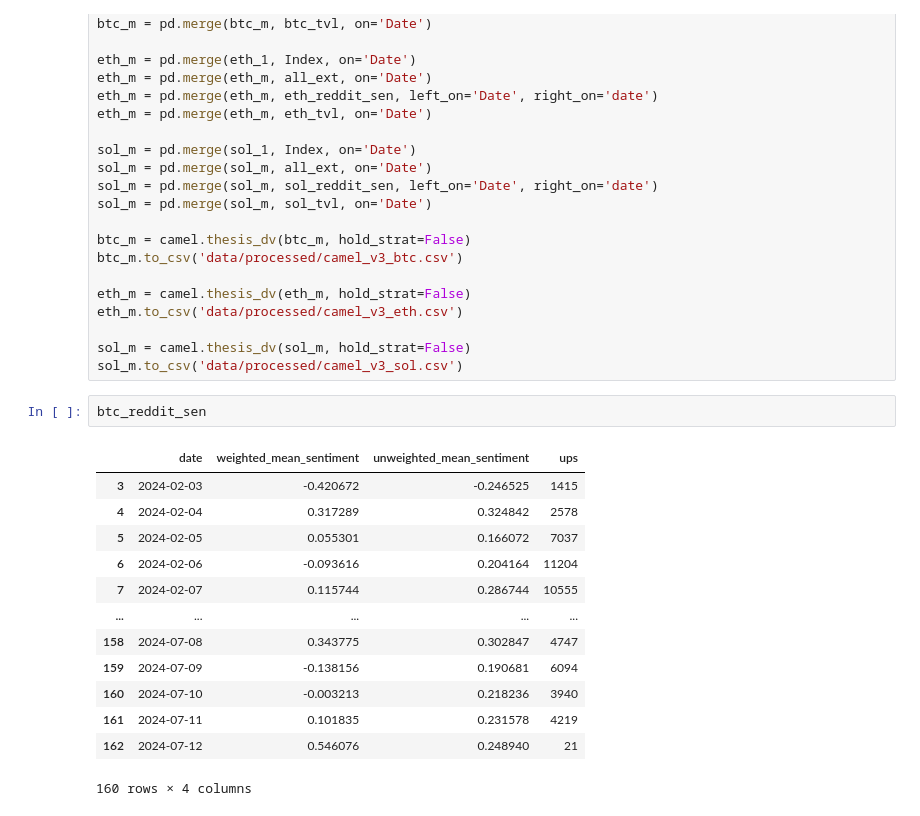
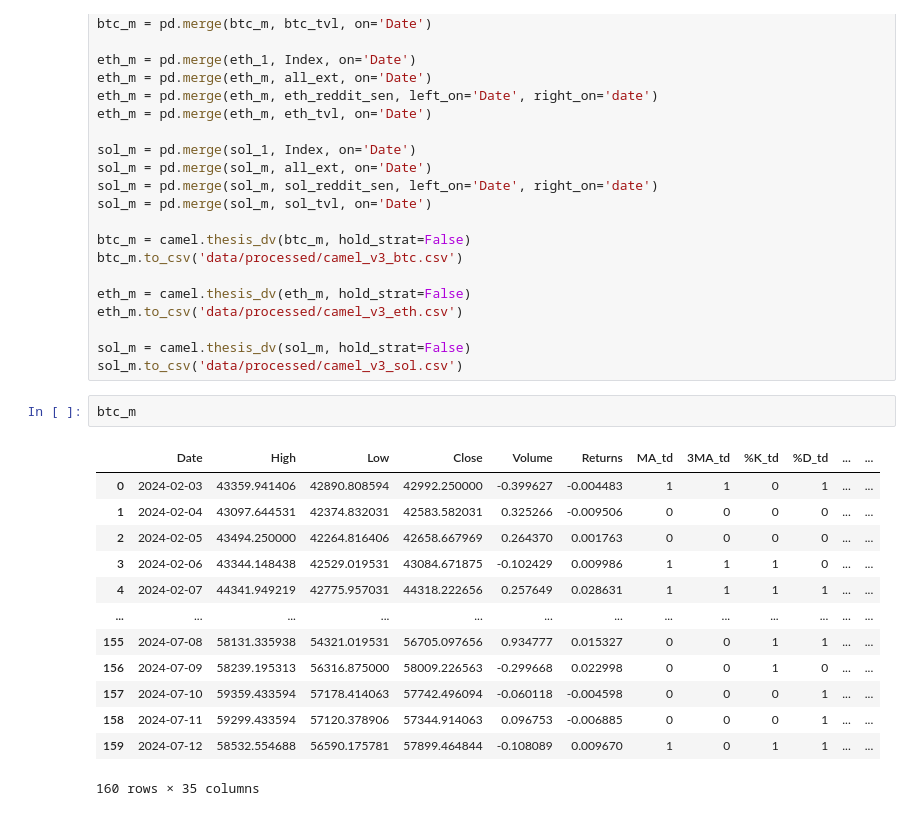
Before and after one commit to NumericCamel/Master-Thesis, a Jupyter notebook: notebook/dataset_creation.ipynb, the cells around one changed output. Saved outputs shown, nothing was run; the diff lists cells and outputs as text.

```diff
--- a/notebook/dataset_creation.ipynb
+++ b/notebook/dataset_creation.ipynb
@@ -304,19 +294,19 @@ eth_m.to_csv('data/processed/camel_v3_eth.csv')
 
 sol_m = camel.thesis_dv(sol_m, hold_strat=False)
 sol_m.to_csv('data/processed/camel_v3_sol.csv')
-# %%
-btc_reddit_sen
-# %% [output]
-|  | date | weighted_mean_sentiment | unweighted_mean_sentiment | ups |
-| 3 | 2024-02-03 | -0.420672 | -0.246525 | 1415 |
-| 4 | 2024-02-04 | 0.317289 | 0.324842 | 2578 |
-| 5 | 2024-02-05 | 0.055301 | 0.166072 | 7037 |
-| 6 | 2024-02-06 | -0.093616 | 0.204164 | 11204 |
-| 7 | 2024-02-07 | 0.115744 | 0.286744 | 10555 |
-| ... | ... | ... | ... | ... |
-| 158 | 2024-07-08 | 0.343775 | 0.302847 | 4747 |
-| 159 | 2024-07-09 | -0.138156 | 0.190681 | 6094 |
-| 160 | 2024-07-10 | -0.003213 | 0.218236 | 3940 |
-| 161 | 2024-07-11 | 0.101835 | 0.231578 | 4219 |
-| 162 | 2024-07-12 | 0.546076 | 0.248940 | 21 |
-160 rows × 4 columns
+# %%
+btc_m
+# %% [output]
+|  | Date | High | Low | Close | Volume | Returns | MA_td | 3MA_td | %K_td | %D_td | ... | ... |
+| 0 | 2024-02-03 | 43359.941406 | 42890.808594 | 42992.250000 | -0.399627 | -0.004483 | 1 | 1 | 0 | 1 | ... | ... |
+| 1 | 2024-02-04 | 43097.644531 | 42374.832031 | 42583.582031 | 0.325266 | -0.009506 | 0 | 0 | 0 | 0 | ... | ... |
+| 2 | 2024-02-05 | 43494.250000 | 42264.816406 | 42658.667969 | 0.264370 | 0.001763 | 0 | 0 | 0 | 0 | ... | ... |
+| 3 | 2024-02-06 | 43344.148438 | 42529.019531 | 43084.671875 | -0.102429 | 0.009986 | 1 | 1 | 1 | 0 | ... | ... |
+| 4 | 2024-02-07 | 44341.949219 | 42775.957031 | 44318.222656 | 0.257649 | 0.028631 | 1 | 1 | 1 | 1 | ... | ... |
+| ... | ... | ... | ... | ... | ... | ... | ... | ... | ... | ... | ... | ... |
+| 155 | 2024-07-08 | 58131.335938 | 54321.019531 | 56705.097656 | 0.934777 | 0.015327 | 0 | 0 | 1 | 1 | ... | ... |
+| 156 | 2024-07-09 | 58239.195313 | 56316.875000 | 58009.226563 | -0.299668 | 0.022998 | 0 | 0 | 1 | 0 | ... | ... |
+| 157 | 2024-07-10 | 59359.433594 | 57178.414063 | 57742.496094 | -0.060118 | -0.004598 | 0 | 0 | 0 | 1 | ... | ... |
+| 158 | 2024-07-11 | 59299.433594 | 57120.378906 | 57344.914063 | 0.096753 | -0.006885 | 0 | 0 | 0 | 1 | ... | ... |
+| 159 | 2024-07-12 | 58532.554688 | 56590.175781 | 57899.464844 | -0.108089 | 0.009670 | 1 | 0 | 1 | 1 | ... | ... |
+160 rows × 35 columns
```
Also changed, not shown: parts of 6 cells of this notebook, 18 other files.
